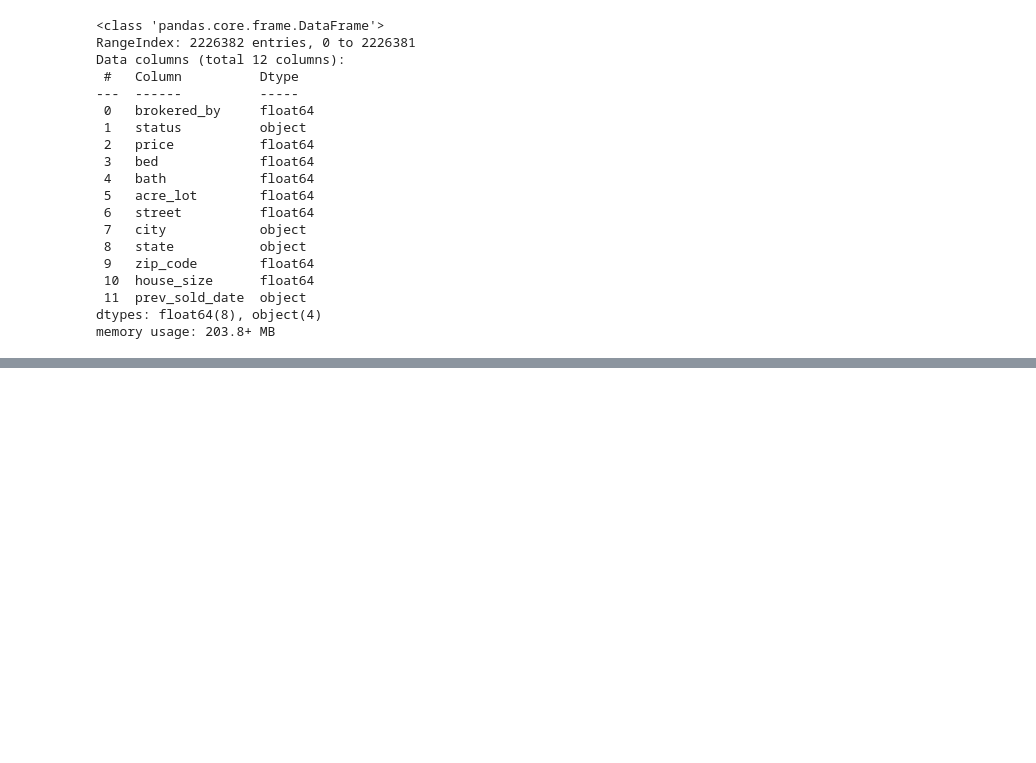
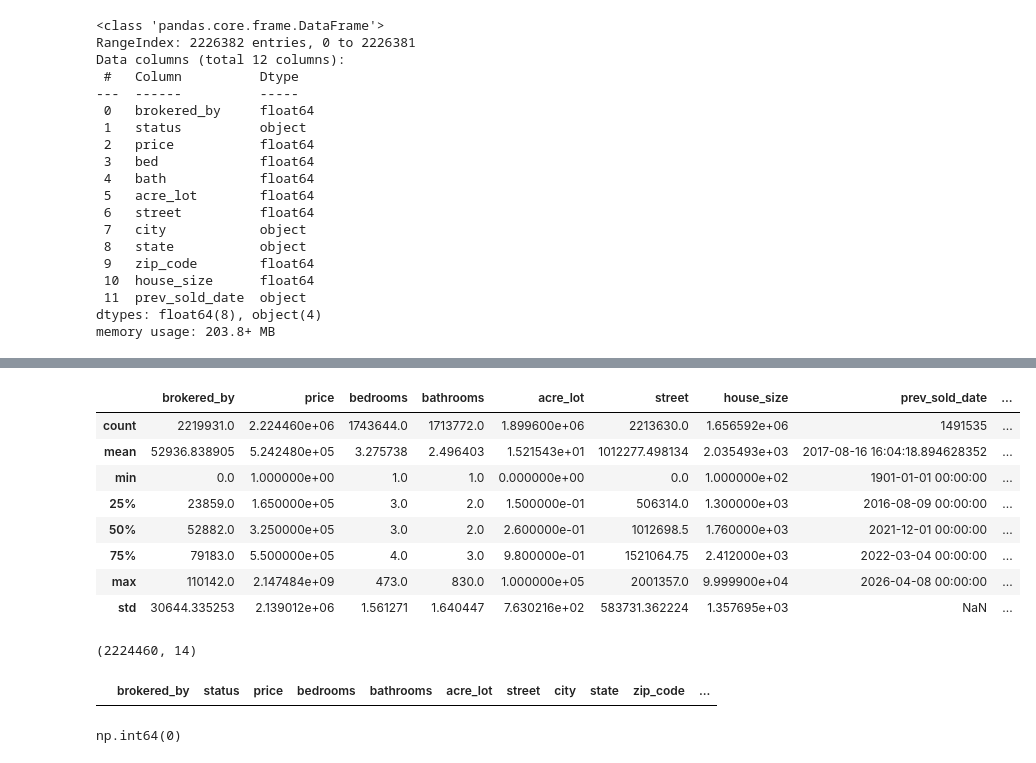
Before and after one commit to daniacarmenate/real-estate-data-platform, a Jupyter notebook: notebooks/02_data_cleaning.ipynb, the cells around one changed output, grey strips where cells are left out. Cells and saved outputs as stored; diff of their text form; code cells hidden in the pictures; blank space fills up the shorter version.

Commit message:
Complete data cleaning pipeline

```diff
--- a/notebooks/02_data_cleaning.ipynb
+++ b/notebooks/02_data_cleaning.ipynb
@@ -38,0 +566,34 @@ memory usage: 203.8+ MB
+# %%
+df_clean = df[
+    (df['price'] > 0)
+    &
+    (
+        df['house_size'].isna()
+        |
+        ((df['house_size'] >= 100) & (df['house_size'] <= 100000))
+    )
+].copy()
+# %%
+df_clean.describe()
+# %% [output]
+|  | brokered_by | price | bedrooms | bathrooms | acre_lot | street | house_size | prev_sold_date | ... |
+| count | 2219931.0 | 2.224460e+06 | 1743644.0 | 1713772.0 | 1.899600e+06 | 2213630.0 | 1.656592e+06 | 1491535 | ... |
+| mean | 52936.838905 | 5.242480e+05 | 3.275738 | 2.496403 | 1.521543e+01 | 1012277.498134 | 2.035493e+03 | 2017-08-16 16:04:18.894628352 | ... |
+| min | 0.0 | 1.000000e+00 | 1.0 | 1.0 | 0.000000e+00 | 0.0 | 1.000000e+02 | 1901-01-01 00:00:00 | ... |
+| 25% | 23859.0 | 1.650000e+05 | 3.0 | 2.0 | 1.500000e-01 | 506314.0 | 1.300000e+03 | 2016-08-09 00:00:00 | ... |
+| 50% | 52882.0 | 3.250000e+05 | 3.0 | 2.0 | 2.600000e-01 | 1012698.5 | 1.760000e+03 | 2021-12-01 00:00:00 | ... |
+| 75% | 79183.0 | 5.500000e+05 | 4.0 | 3.0 | 9.800000e-01 | 1521064.75 | 2.412000e+03 | 2022-03-04 00:00:00 | ... |
+| max | 110142.0 | 2.147484e+09 | 473.0 | 830.0 | 1.000000e+05 | 2001357.0 | 9.999900e+04 | 2026-04-08 00:00:00 | ... |
+| std | 30644.335253 | 2.139012e+06 | 1.561271 | 1.640447 | 7.630216e+02 | 583731.362224 | 1.357695e+03 | NaN | ... |
+# %%
+df_clean.shape
+# %% [output]
+(2224460, 14)
+# %%
+df_clean[df_clean['price']<0]
+# %% [output]
+|  | brokered_by | status | price | bedrooms | bathrooms | acre_lot | street | city | state | zip_code | ... |
+# %%
+(df_clean['house_size'] < 100).sum()
+# %% [output]
+np.int64(0)
```
Also changed, not shown: parts of 78 cells of this notebook.
